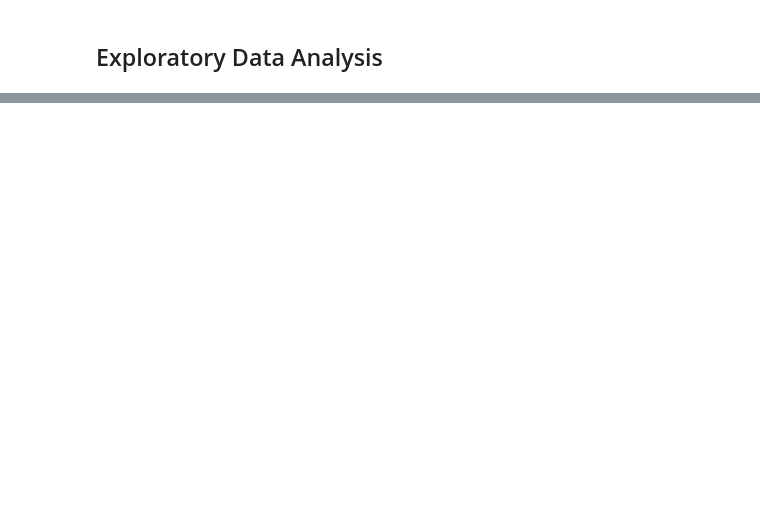
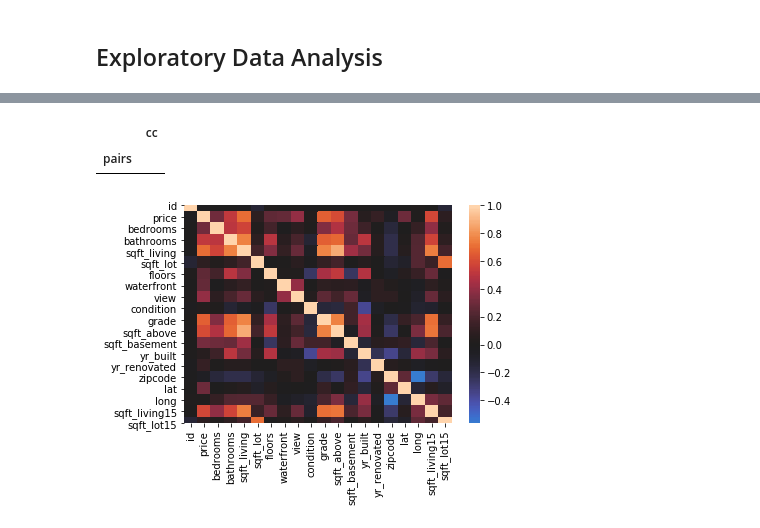
Before and after one commit to dorjeys3/King_County_Real_Estate, a Jupyter notebook: Exploratory Data Analysis.ipynb, the cells around one changed output, grey strips where cells are left out. Cells and saved outputs as stored; diff of their text form; code cells hidden in the pictures; blank space fills up the shorter version.

```diff
--- a/Exploratory Data Analysis.ipynb
+++ b/Exploratory Data Analysis.ipynb
@@ -38,0 +147,9 @@ train.describe()
+# %%
+mcf_train
+# %% [output]
+|  | cc |
+| pairs |  |
+# %%
+sns.heatmap(train.corr(), center=0);
+# %% [output]
+[figure, added]
```
Also changed, not shown: parts of 37 cells of this notebook, 1 other file.
